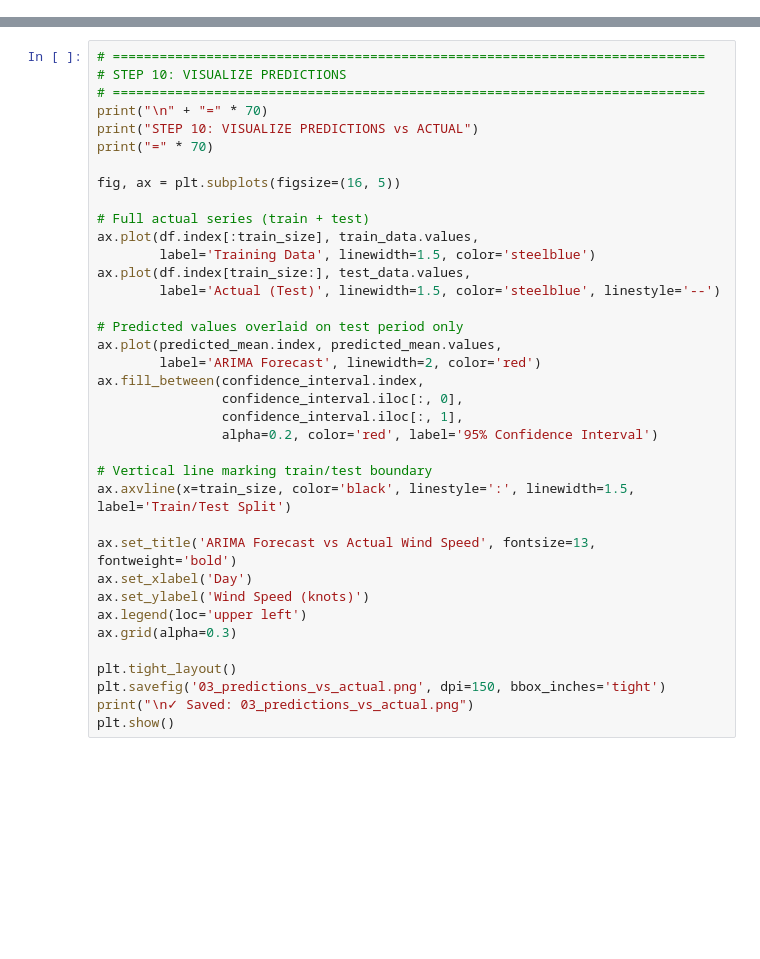
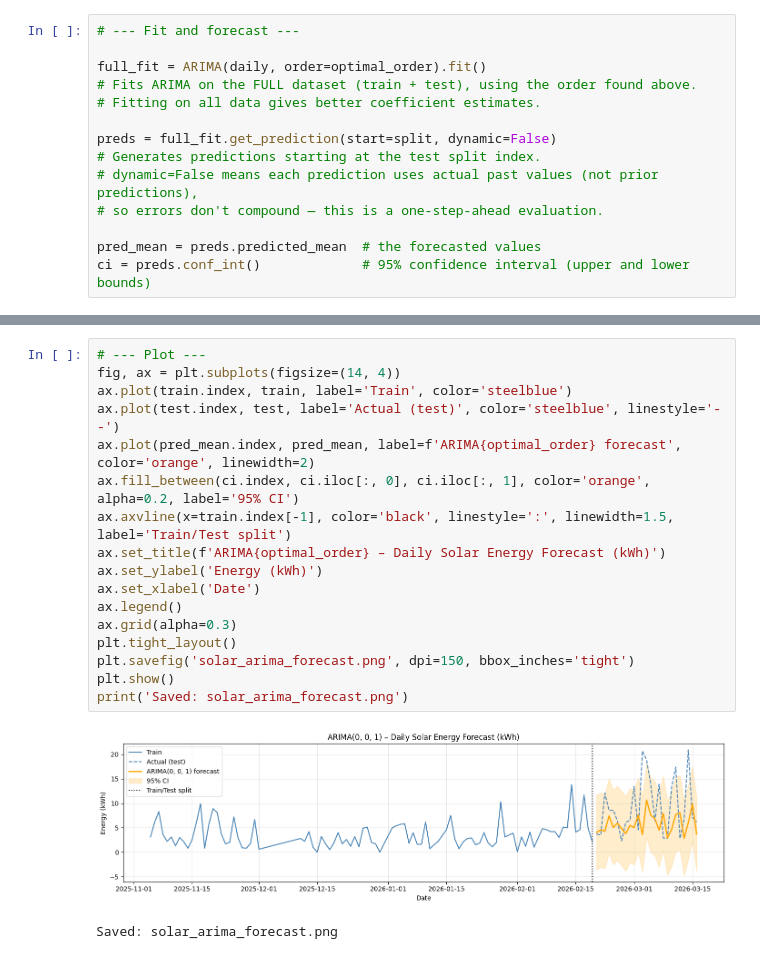
Before and after one commit to MurrayMint7/Programming-for-AI, a Jupyter notebook: APPLY ARIMA/ARIMA.ipynb, the cells around one changed output, grey strips where cells are left out. Drawn from its saved outputs; the diff is of its cells as text; blank space fills up the shorter version.

Commit message:
ARIMA work

```diff
--- a/APPLY ARIMA/ARIMA.ipynb
+++ b/APPLY ARIMA/ARIMA.ipynb
@@ -371,0 +110,14 @@ ARIMA vs Baseline:
+# %%
+# --- Fit and forecast ---
+
+full_fit = ARIMA(daily, order=optimal_order).fit()
+# Fits ARIMA on the FULL dataset (train + test), using the order found above.
+# Fitting on all data gives better coefficient estimates.
+
+preds = full_fit.get_prediction(start=split, dynamic=False)
+# Generates predictions starting at the test split index.
+# dynamic=False means each prediction uses actual past values (not prior predictions),
+# so errors don't compound — this is a one-step-ahead evaluation.
+
+pred_mean = preds.predicted_mean  # the forecasted values
+ci = preds.conf_int()             # 95% confidence interval (upper and lower bounds)
@@ -372,37 +151,20 @@ ARIMA vs Baseline:
 # %%
-# ============================================================================
-# STEP 10: VISUALIZE PREDICTIONS
-# ============================================================================
-print("\n" + "=" * 70)
-print("STEP 10: VISUALIZE PREDICTIONS vs ACTUAL")
-print("=" * 70)
-
-fig, ax = plt.subplots(figsize=(16, 5))
-
-# Full actual series (train + test)
-ax.plot(df.index[:train_size], train_data.values,
-        label='Training Data', linewidth=1.5, color='steelblue')
-ax.plot(df.index[train_size:], test_data.values,
-        label='Actual (Test)', linewidth=1.5, color='steelblue', linestyle='--')
-
-# Predicted values overlaid on test period only
-ax.plot(predicted_mean.index, predicted_mean.values,
-        label='ARIMA Forecast', linewidth=2, color='red')
-ax.fill_between(confidence_interval.index,
-                confidence_interval.iloc[:, 0],
-                confidence_interval.iloc[:, 1],
-                alpha=0.2, color='red', label='95% Confidence Interval')
-
-# Vertical line marking train/test boundary
-ax.axvline(x=train_size, color='black', linestyle=':', linewidth=1.5, label='Train/Test Split')
-
-ax.set_title('ARIMA Forecast vs Actual Wind Speed', fontsize=13, fontweight='bold')
-ax.set_xlabel('Day')
-ax.set_ylabel('Wind Speed (knots)')
-ax.legend(loc='upper left')
+# --- Plot ---
+fig, ax = plt.subplots(figsize=(14, 4))
+ax.plot(train.index, train, label='Train', color='steelblue')
+ax.plot(test.index, test, label='Actual (test)', color='steelblue', linestyle='--')
+ax.plot(pred_mean.index, pred_mean, label=f'ARIMA{optimal_order} forecast', color='orange', linewidth=2)
+ax.fill_between(ci.index, ci.iloc[:, 0], ci.iloc[:, 1], color='orange', alpha=0.2, label='95% CI')
+ax.axvline(x=train.index[-1], color='black', linestyle=':', linewidth=1.5, label='Train/Test split')
+ax.set_title(f'ARIMA{optimal_order} – Daily Solar Energy Forecast (kWh)')
+ax.set_ylabel('Energy (kWh)')
+ax.set_xlabel('Date')
+ax.legend()
 ax.grid(alpha=0.3)
-
 plt.tight_layout()
-plt.savefig('03_predictions_vs_actual.png', dpi=150, bbox_inches='tight')
-print("\n✓ Saved: 03_predictions_vs_actual.png")
+plt.savefig('solar_arima_forecast.png', dpi=150, bbox_inches='tight')
 plt.show()
+print('Saved: solar_arima_forecast.png')
+# %% [output]
+[figure, added]
+Saved: solar_arima_forecast.png
```
Also changed, not shown: parts of 16 cells of this notebook, 5 other files.
